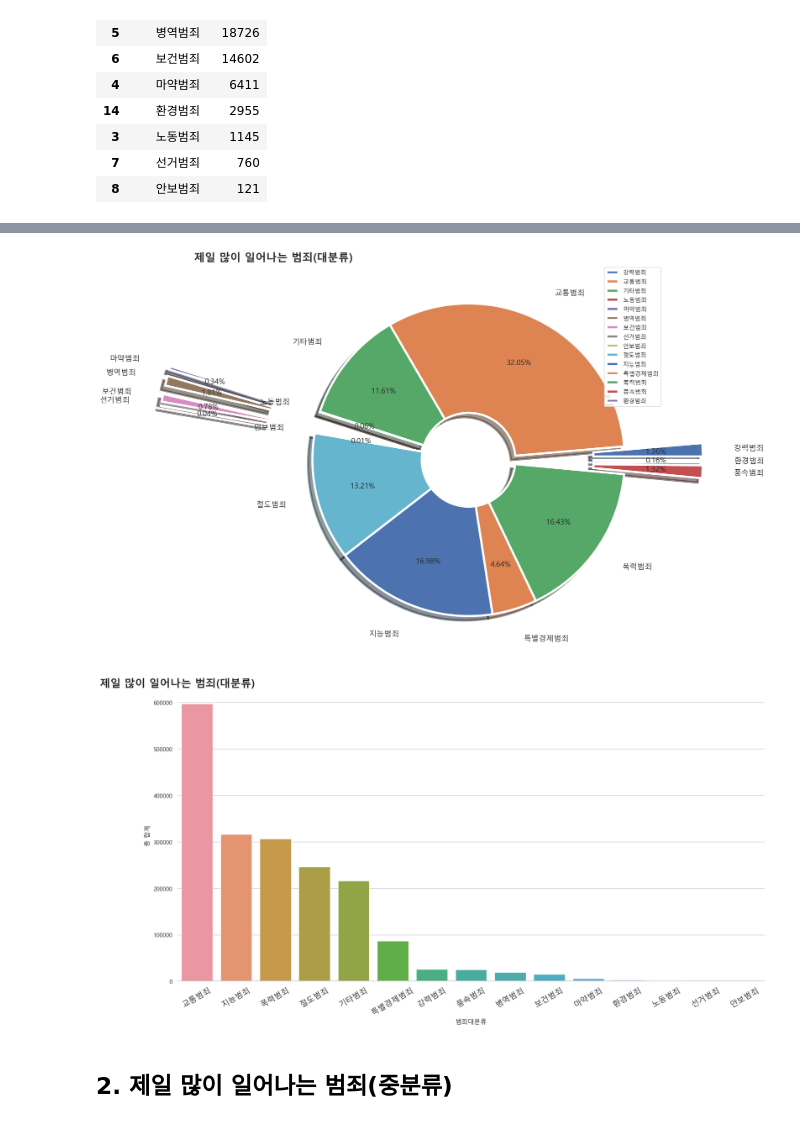
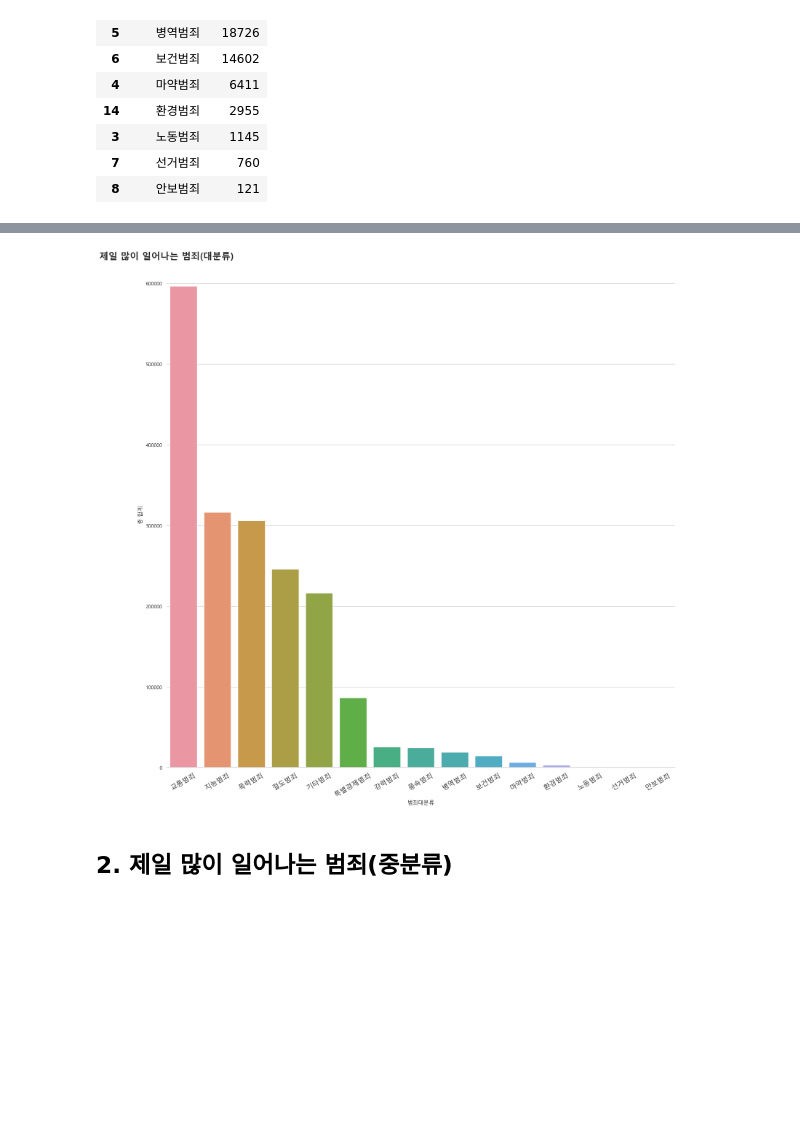
Before and after one commit to HERO19-71604814/HRD_Python, a Jupyter notebook: 231024_68.ipynb, the cells around one changed output, grey strips where cells are left out. Drawn from its saved outputs; the diff is of its cells as text; code cells hidden in the pictures; blank space fills up the shorter version.

```diff
--- a/231024_68.ipynb
+++ b/231024_68.ipynb
@@ -289,42 +271,18 @@ data_ratio
 |  | 1 | 10 | 12 | 9 | 2 | 11 | 0 | 13 | 5 | 6 | 4 | ... |
 | 범죄대분류 | 교통범죄 | 지능범죄 | 폭력범죄 | 절도범죄 | 기타범죄 | 특별경제범죄 | 강력범죄 | 풍속범죄 | 병역범죄 | 보건범죄 | 마약범죄 | ... |
 | 총 합계 | 596665 | 316121 | 305947 | 245853 | 216197 | 86329 | 25334 | 24491 | 18726 | 14602 | 6411 | ... |
-# %%
-# pie는 labels이 있어야 출력된다.
-labels = ['강력범죄', '교통범죄', '기타범죄', '노동범죄', '마약범죄',
-          '병역범죄', '보건범죄', '선거범죄', '안보범죄', '절도범죄',
-          '지능범죄', '특별경제범죄', '폭력범죄', '풍속범죄', '환경범죄']
-
-# explode: 부채꼴이 파이 차트의 중심에서 벗어나는 정도
-explode = [0.5, 0, 0, 0, 1,
-           1, 1, 1, 0, 0,
-           0, 0, 0, 0.5, 0.5]
-
-# wedgeprops: 테두리를 추가한다.
-wedgeprops = ({'edgecolor' : 'w', 'width' : 0.7, "linewidth":4})
-
-# startangle: 파이 차트의 각도를 돌린다.
-plt.figure(figsize=(13, 20))
-plt.pie(crime_class_sum, labels=labels, autopct='%1.2f%%', wedgeprops=wedgeprops, pctdistance=0.7, labeldistance=1.2,
-        explode=explode, textprops={'size' : 14}, shadow=True
-#         startangle=50
-       )
-plt.title('제일 많이 일어나는 범죄(대분류)', fontsize=20, fontfamily='Malgun Gothic', fontweight='bold', position=(0, 0))
-plt.legend(loc='best')
-plt.show()
-# %% [output]
-[figure, removed]
 # %%
-plt.figure(figsize=(20, 10))
+plt.figure(figsize=(20, 20))
 sns.barplot(x='범죄대분류', y='총 합계', data=crime_class_g)
 sns.despine(left=True) # 위, 오른쪽 축 숨기기
 # 한글깨짐 방지, 마이너스기호 깨짐 방지, 하얀배경에 선으로 보기편한 스타일
 sns.set_theme(font ='Malgun Gothic', rc = {'axes.unicode_minus' : False}, style ='whitegrid')
 plt.title('제일 많이 일어나는 범죄(대분류)', fontsize=20, fontfamily='Malgun Gothic', fontweight='bold', position=(0, 0))
 plt.xticks(rotation=30, fontsize=15)
+plt.savefig('data/crime/분석 그래프/1. 제일 많이 일어나는 범죄(대분류).png')
 plt.show()
 # %% [output]
-[figure, old version]
+[figure, new version]
 # %% [markdown]
 ## 2.  제일 많이 일어나는 범죄(중분류)
 # %%
```
Also changed, not shown: parts of 41 cells of this notebook.
